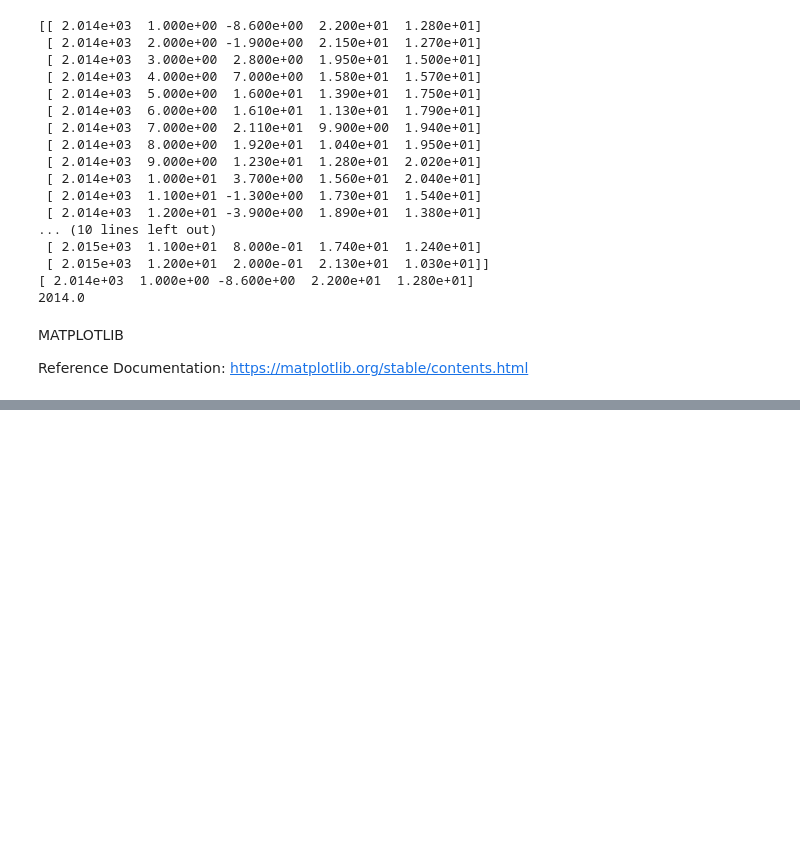
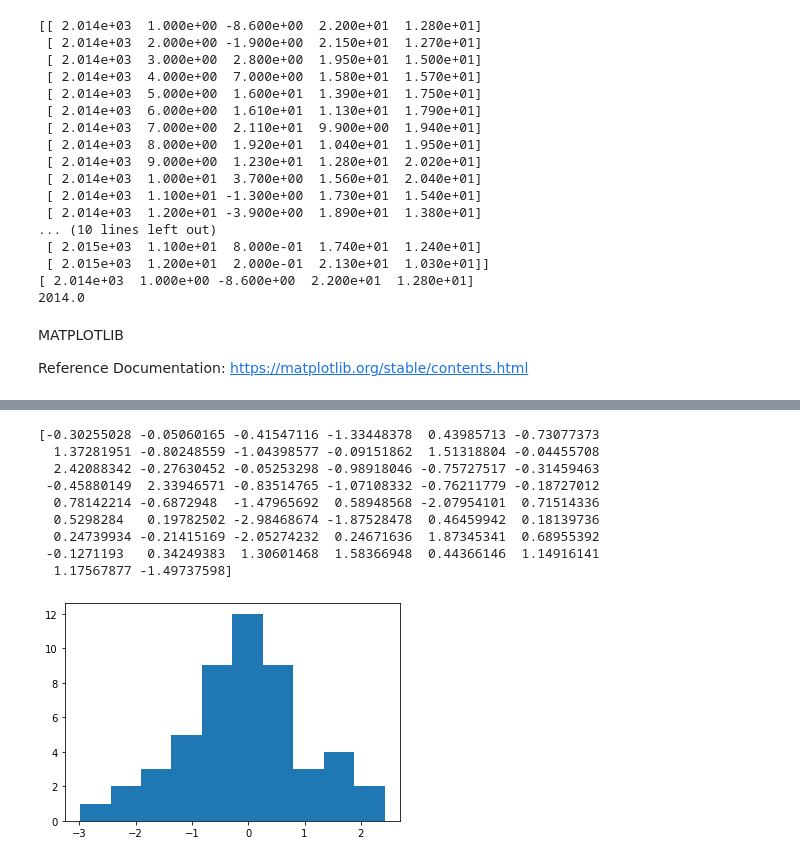
Before and after one commit to jazzcodes/GW2021PY1, a Jupyter notebook: GW2021PY1_DS.ipynb, the cells around one changed output, grey strips where cells are left out. Cells and saved outputs as stored; diff of their text form; code cells hidden in the pictures; blank space fills up the shorter version.

```diff
--- a/GW2021PY1_DS.ipynb
+++ b/GW2021PY1_DS.ipynb
@@ -627,0 +665,22 @@ plt.show()
+# %%
+# Reference Link: https://www.mathsisfun.com/data/histograms.html
+
+import numpy as np
+import matplotlib.pyplot as plt
+
+X = np.random.randn(50)
+print(X)
+
+plt.hist(X, 10)
+plt.show()
+# %% [output]
+[-0.30255028 -0.05060165 -0.41547116 -1.33448378  0.43985713 -0.73077373
+  1.37281951 -0.80248559 -1.04398577 -0.09151862  1.51318804 -0.04455708
+  2.42088342 -0.27630452 -0.05253298 -0.98918046 -0.75727517 -0.31459463
+ -0.45880149  2.33946571 -0.83514765 -1.07108332 -0.76211779 -0.18727012
+  0.78142214 -0.6872948  -1.47965692  0.58948568 -2.07954101  0.71514336
+  0.5298284   0.19782502 -2.98468674 -1.87528478  0.46459942  0.18139736
+  0.24739934 -0.21415169 -2.05274232  0.24671636  1.87345341  0.68955392
+ -0.1271193   0.34249383  1.30601468  1.58366948  0.44366146  1.14916141
+  1.17567877 -1.49737598]
+[figure, added]
```
Also changed, not shown: parts of 7 cells of this notebook.
